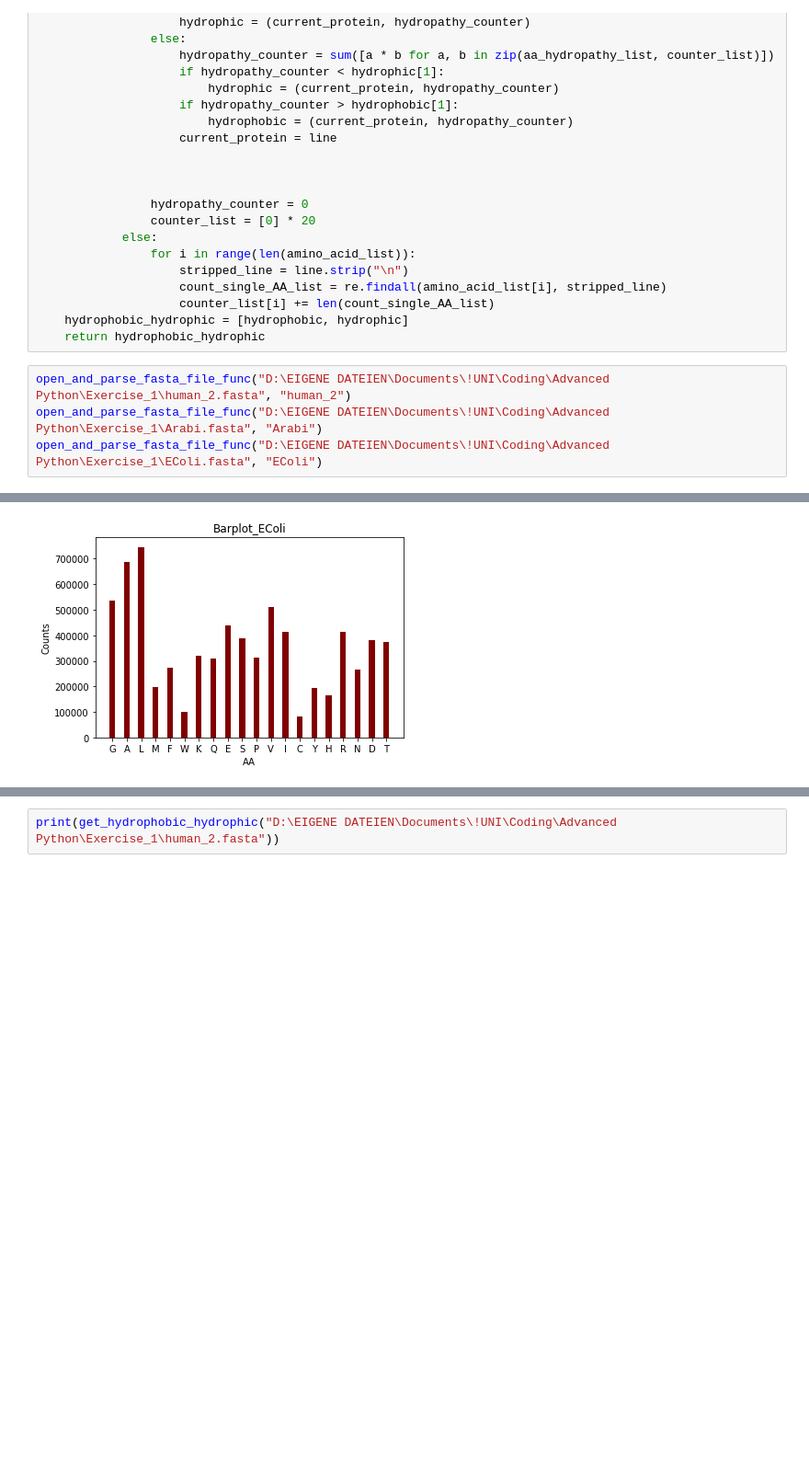
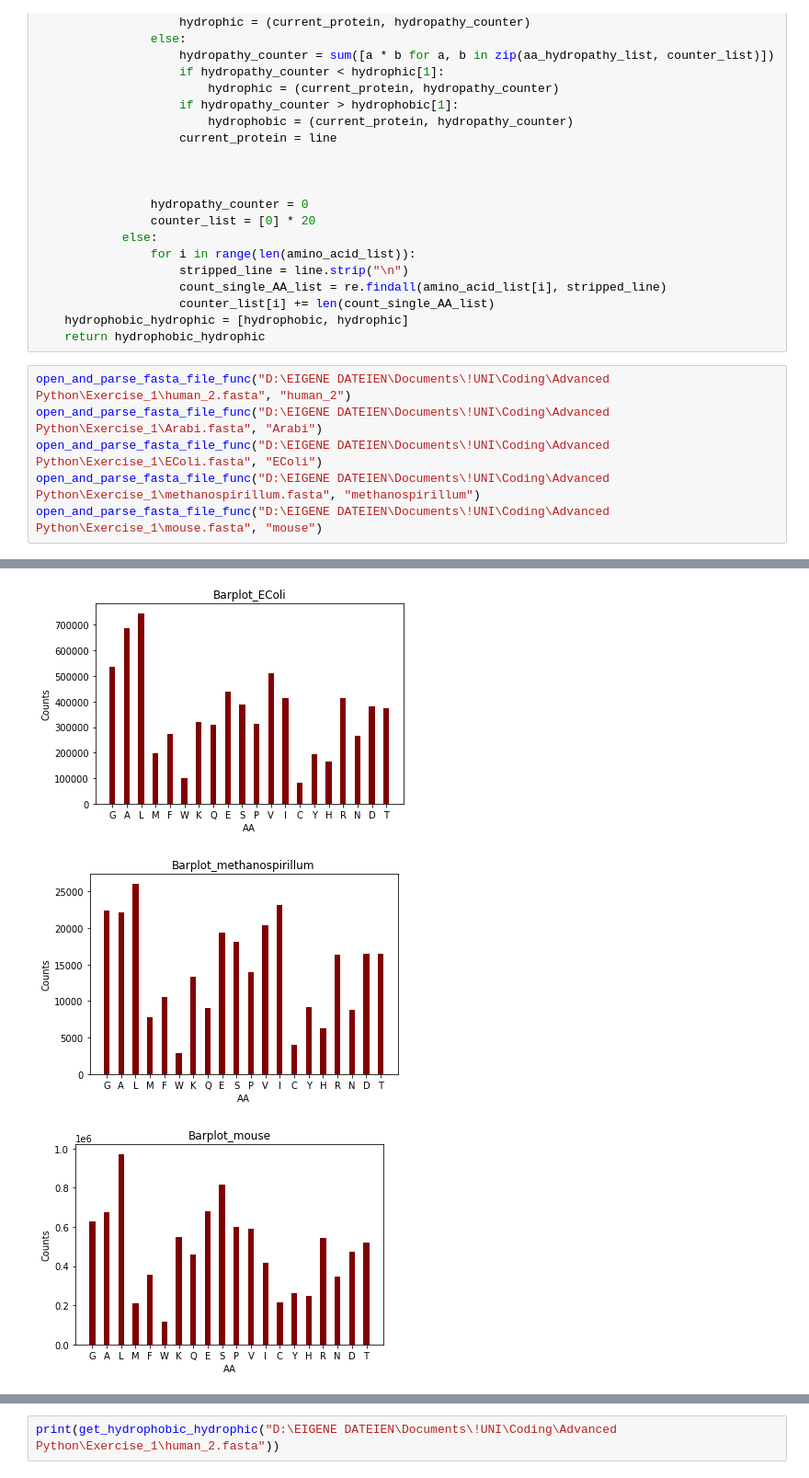
Before and after one commit to fufezan-lab/advanced_python_2021-22_HD, a Jupyter notebook: Exercise/day2/Lukas_Exercise_1.ipynb, the cells around one changed output, grey strips where cells are left out. Shown at 92% size. Saved outputs shown, nothing was run; the diff lists cells and outputs as text; blank space fills up the shorter version.

```diff
--- a/Exercise/day2/Lukas_Exercise_1.ipynb
+++ b/Exercise/day2/Lukas_Exercise_1.ipynb
@@ -116,8 +117,12 @@ def get_hydrophobic_hydrophic (path_dir):
 # %%
 open_and_parse_fasta_file_func("D:\EIGENE DATEIEN\Documents\!UNI\Coding\Advanced Python\Exercise_1\human_2.fasta", "human_2")
 open_and_parse_fasta_file_func("D:\EIGENE DATEIEN\Documents\!UNI\Coding\Advanced Python\Exercise_1\Arabi.fasta", "Arabi")
 open_and_parse_fasta_file_func("D:\EIGENE DATEIEN\Documents\!UNI\Coding\Advanced Python\Exercise_1\EColi.fasta", "EColi")
+open_and_parse_fasta_file_func("D:\EIGENE DATEIEN\Documents\!UNI\Coding\Advanced Python\Exercise_1\methanospirillum.fasta", "methanospirillum")
+open_and_parse_fasta_file_func("D:\EIGENE DATEIEN\Documents\!UNI\Coding\Advanced Python\Exercise_1\mouse.fasta", "mouse")
 # %% [output]
 [figure]
 [figure]
 [figure]
+[figure, added]
+[figure, added]
```
Also changed, not shown: parts of 6 cells of this notebook, 12 other files.
